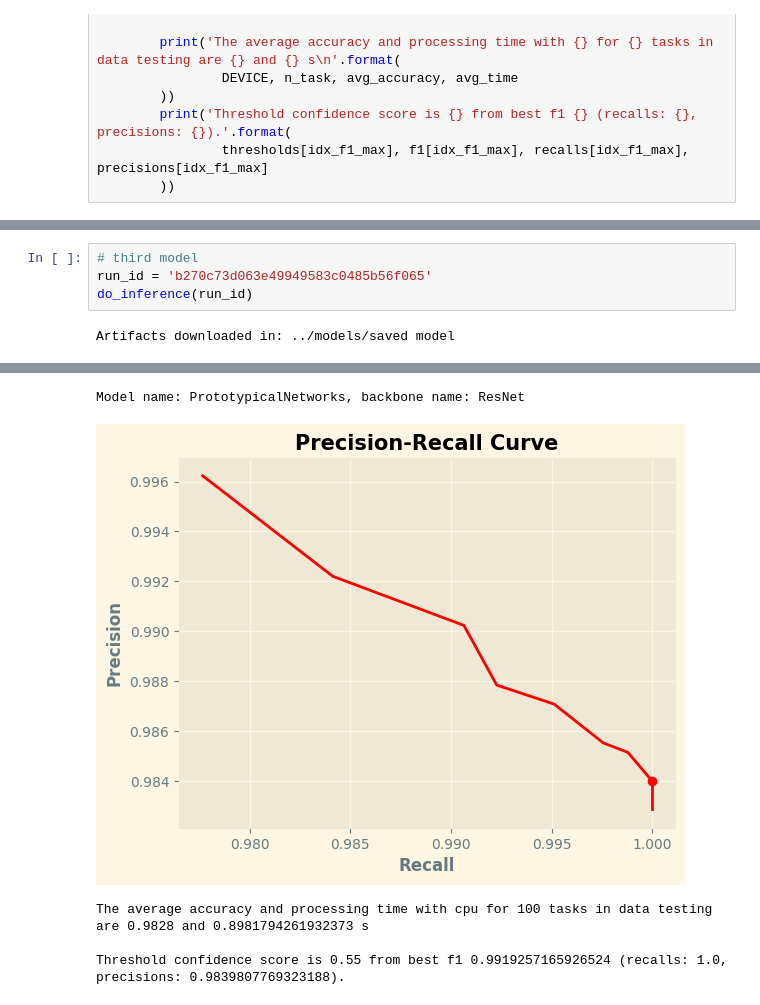
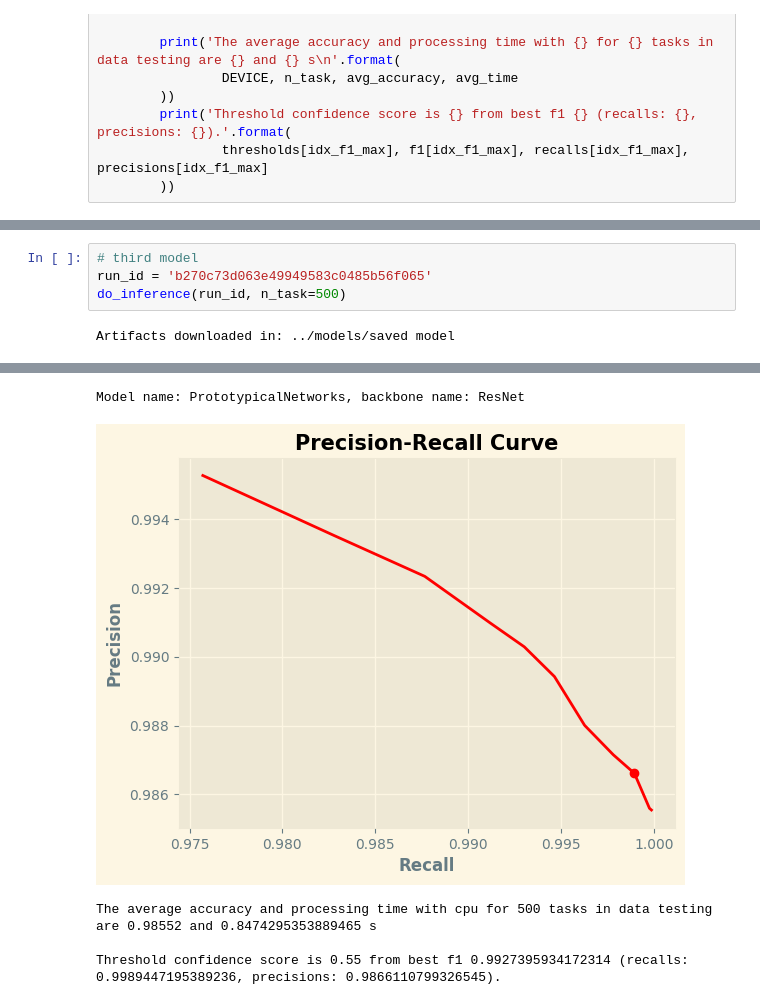
Before and after one commit to afhabibieee/car-attr-classifier, a Jupyter notebook: src/test.ipynb, the cells around one changed output, grey strips where cells are left out. Drawn from its saved outputs; the diff is of its cells as text.

```diff
--- a/src/test.ipynb
+++ b/src/test.ipynb
@@ -113,6 +115,6 @@ Threshold confidence score is 0.5 from best f1 0.979758740543856 (recalls: 0.999
 # %%
 # third model
 run_id = 'b270c73d063e49949583c0485b56f065'
-do_inference(run_id)
+do_inference(run_id, n_task=500)
 # %% [output]
 Artifacts downloaded in: ../models/saved model
@@ -120,5 +122,5 @@ Artifacts downloaded in: ../models/saved model
 Model name: PrototypicalNetworks, backbone name: ResNet
-[figure, old version]
+[figure, new version]
-The average accuracy and processing time with cpu for 100 tasks in data testing are 0.9828 and 0.8981794261932373 s
+The average accuracy and processing time with cpu for 500 tasks in data testing are 0.98552 and 0.8474295353889465 s
 
-Threshold confidence score is 0.55 from best f1 0.9919257165926524 (recalls: 1.0, precisions: 0.9839807769323188).
+Threshold confidence score is 0.55 from best f1 0.9927395934172314 (recalls: 0.9989447195389236, precisions: 0.9866110799326545).
```
Also changed, not shown: parts of 6 cells of this notebook.
